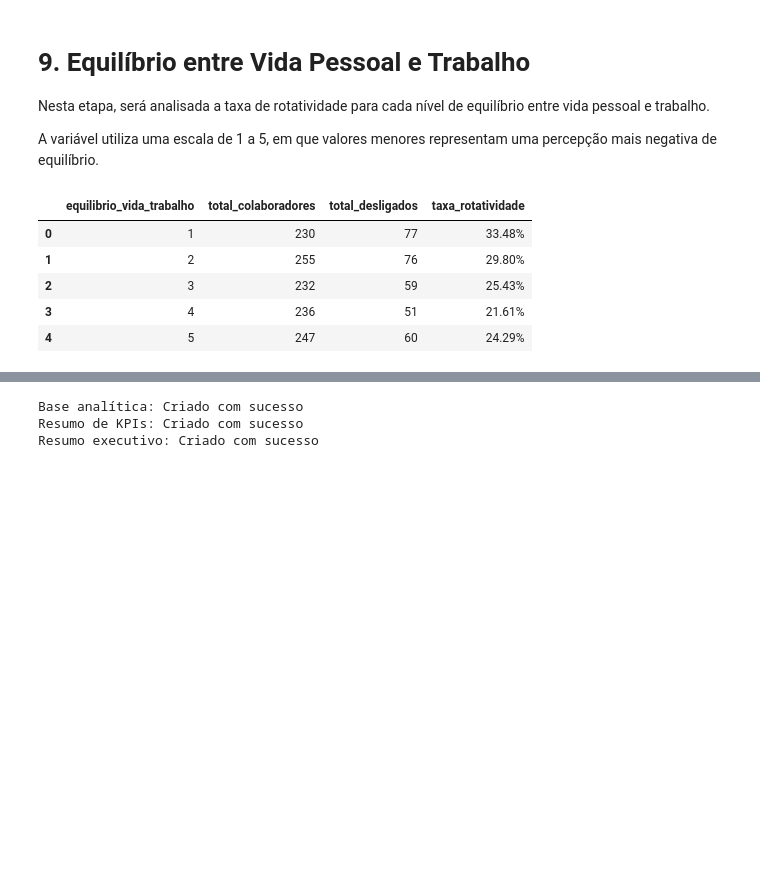
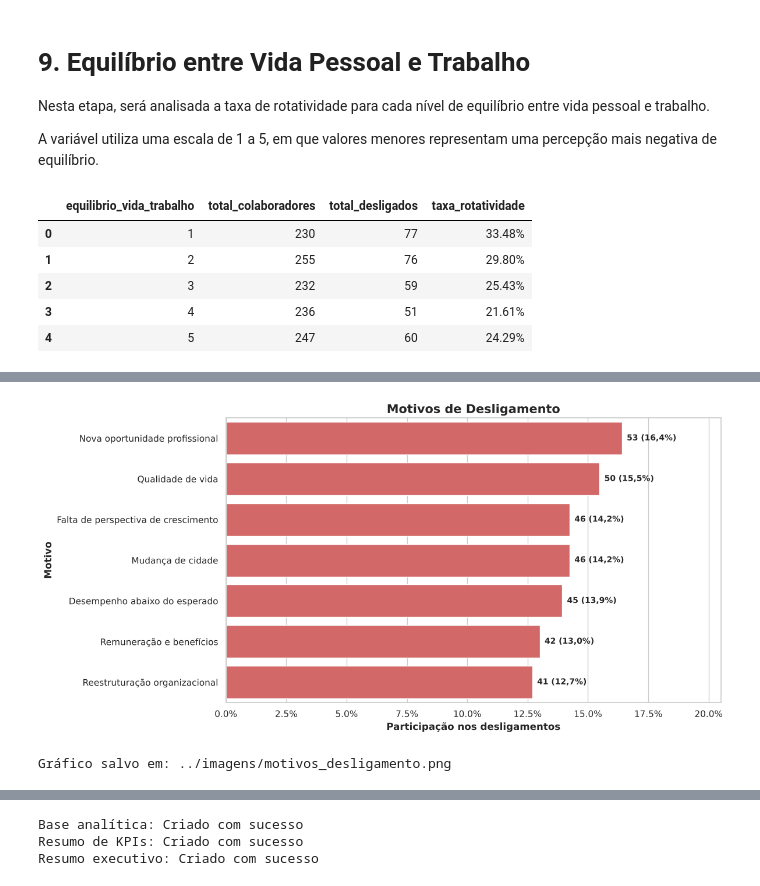
Before and after one commit to leandroanalytics/people-analytics-turnover, a Jupyter notebook: notebooks/02_eda.ipynb, the cells around one changed output, grey strips where cells are left out. Cells and saved outputs as stored; diff of their text form; code cells hidden in the pictures; blank space fills up the shorter version.

```diff
--- a/notebooks/02_eda.ipynb
+++ b/notebooks/02_eda.ipynb
@@ -1548,0 +1661,69 @@ Recomenda-se acompanhar carga de trabalho, horas extras, flexibilidade, qualidad
+# %%
+# Define o caminho onde o gráfico será salvo
+caminho_grafico = (
+    pasta_imagens
+    / "motivos_desligamento.png"
+)
+
+# Cria o gráfico horizontal com a participação de cada motivo
+plt.figure(figsize=(12, 6))
+
+ax = sns.barplot(
+    data=motivos_desligamento,
+    y="motivo_desligamento",
+    x="participacao",
+    color="#E45756"
+)
+
+# Adiciona a quantidade e o percentual ao final de cada barra
+for barra, quantidade in zip(ax.patches, motivos_desligamento["total_desligados"]):
+    participacao = barra.get_width()
+
+    ax.annotate(
+        f"{quantidade} ({participacao:.1%})".replace(".", ","),
+        xy=(
+            participacao,
+            barra.get_y() + barra.get_height() / 2
+        ),
+        xytext=(6, 0),
+        textcoords="offset points",
+        ha="left",
+        va="center",
+        fontsize=10,
+        fontweight="bold"
+    )
+
+# Configura o título e os nomes dos eixos em negrito
+plt.title(
+    "Motivos de Desligamento",
+    fontsize=15,
+    fontweight="bold"
+)
+plt.xlabel(
+    "Participação nos desligamentos",
+    fontweight="bold"
+)
+plt.ylabel(
+    "Motivo",
+    fontweight="bold"
+)
+
+# Formata o eixo horizontal como percentual e adiciona espaço para os rótulos
+ax.xaxis.set_major_formatter(PercentFormatter(1))
+ax.set_xlim(0, motivos_desligamento["participacao"].max() * 1.25)
+
+plt.tight_layout()
+
+# Salva o gráfico em alta resolução
+plt.savefig(
+    caminho_grafico,
+    dpi=300,
+    bbox_inches="tight"
+)
+
+plt.show()
+
+print(f"Gráfico salvo em: {caminho_grafico}")
+# %% [output]
+[figure, added]
+Gráfico salvo em: ../imagens/motivos_desligamento.png
```
Also changed, not shown: parts of 47 cells of this notebook, 18 other files.
